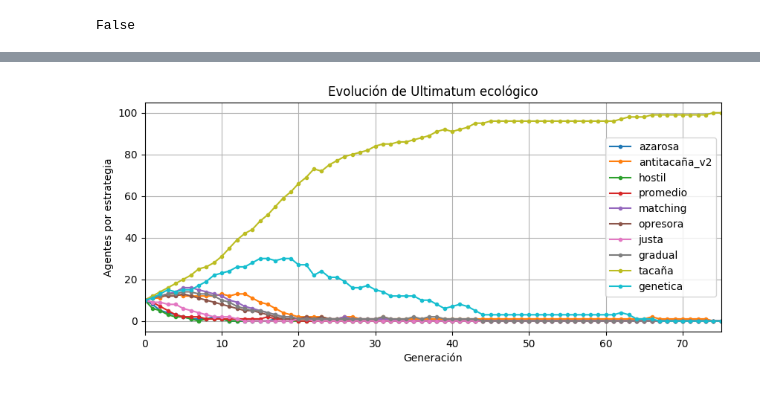
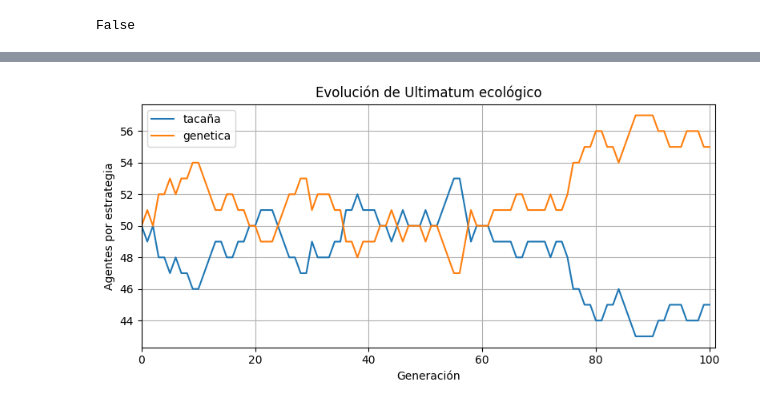
Before and after one commit to matuneville/ultimatum-game-model, a Jupyter notebook: src/genetico_test.ipynb, the cells around one changed output, grey strips where cells are left out. Saved outputs shown, nothing was run; the diff lists cells and outputs as text; code cells hidden in the pictures.

Commit message:
Introducción, evolución de estrategia tacaña por algoritmos genéticos

```diff
--- a/src/genetico_test.ipynb
+++ b/src/genetico_test.ipynb
@@ -387,24 +347,24 @@ executing.executing.NotOneValueFound: Expected one value, found 0
 # %%
 from experimentos import Experimentos
 
 experimentos = Experimentos(1000, 100, 100)
 
 s0_p = strategy_propose(genetico_counter.sobrevivientes[0][0])
 s0_a = strategy_accept(genetico_counter.sobrevivientes[0][1])
 
 estrategias = {
-    "azarosa" : (azarosa[0], azarosa[1], 10),
-    "antitacaña_v2" : (antitacaña_v2[0], antitacaña_v2[1], 10),
-    "hostil" : (hostil[0], hostil[1], 10),
-    "promedio" : (promedio[0], promedio[1], 10),
-    "matching" : (matching[0], matching[1], 10),
-    "opresora" : (opresora[0], opresora[1], 10),
-    "justa" : (justa[0], justa[1], 10),
-    "gradual" : (gradual[0], gradual[1], 10),
-    "tacaña" : (tacaña[0], gradual[1], 10),
-    "genetica" : (s0_p, s0_a, 10)
+    # "azarosa" : (azarosa[0], azarosa[1], 10),
+    # "antitacaña_v2" : (antitacaña_v2[0], antitacaña_v2[1], 10),
+    # "hostil" : (hostil[0], hostil[1], 10),
+    # "promedio" : (promedio[0], promedio[1], 10),
+    # "matching" : (matching[0], matching[1], 10),
+    # "opresora" : (opresora[0], opresora[1], 10),
+    #"justa" : (justa[0], justa[1], 10),
+    # "gradual" : (gradual[0], gradual[1], 10),
+    "tacaña" : (tacaña[0], gradual[1], 50),
+    "genetica" : (s0_p, s0_a, 50)
 }
 
 experimentos.graficar_evolucion_poblacional(estrategias, topologia_densa)
 # %% [output]
-[figure, old version]
+[figure, new version]
```
Also changed, not shown: parts of 12 cells of this notebook, 5 other files.
